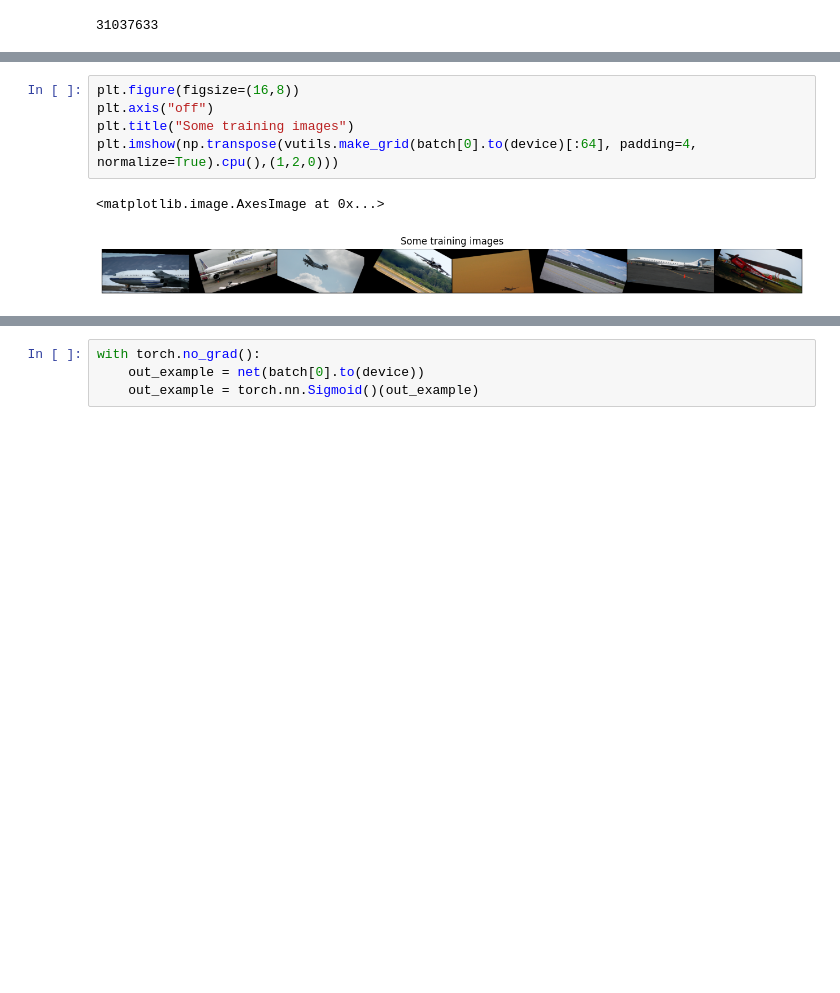
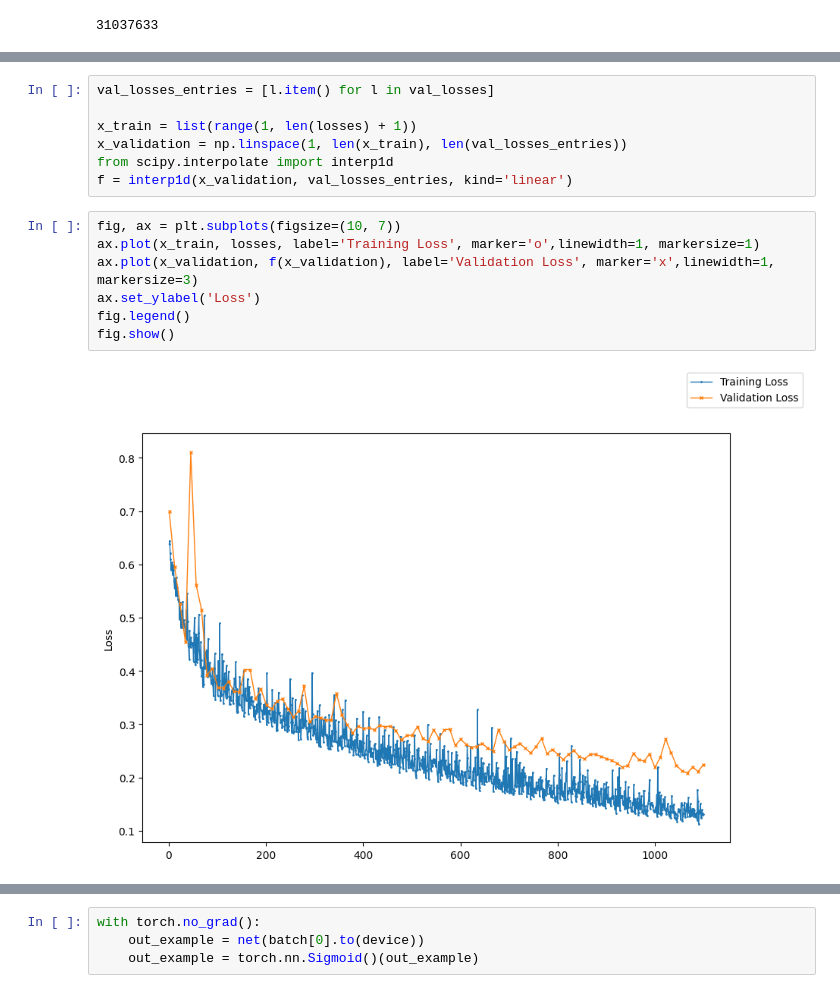
Before and after one commit to MicheleCattaneo/airplanes_U-NET, a Jupyter notebook: u-net.ipynb, the cells around one changed output, grey strips where cells are left out. Saved outputs shown, nothing was run; the diff lists cells and outputs as text; blank space fills up the shorter version.

```diff
--- a/u-net.ipynb
+++ b/u-net.ipynb
@@ -261,8 +332,16 @@ KeyboardInterrupt:
-# %%
-plt.figure(figsize=(16,8))
-plt.axis("off")
-plt.title("Some training images")
-plt.imshow(np.transpose(vutils.make_grid(batch[0].to(device)[:64], padding=4, normalize=True).cpu(),(1,2,0)))
-# %% [output]
-<matplotlib.image.AxesImage at 0x...>
-[figure, removed]
+# %%
+val_losses_entries = [l.item() for l in val_losses]
+
+x_train = list(range(1, len(losses) + 1))
+x_validation = np.linspace(1, len(x_train), len(val_losses_entries))
+from scipy.interpolate import interp1d
+f = interp1d(x_validation, val_losses_entries, kind='linear')
+# %%
+fig, ax = plt.subplots(figsize=(10, 7))
+ax.plot(x_train, losses, label='Training Loss', marker='o',linewidth=1, markersize=1)
+ax.plot(x_validation, f(x_validation), label='Validation Loss', marker='x',linewidth=1, markersize=3)
+ax.set_ylabel('Loss')
+fig.legend()
+fig.show()
+# %% [output]
+[figure, added]
```
Also changed, not shown: parts of 21 cells of this notebook.
